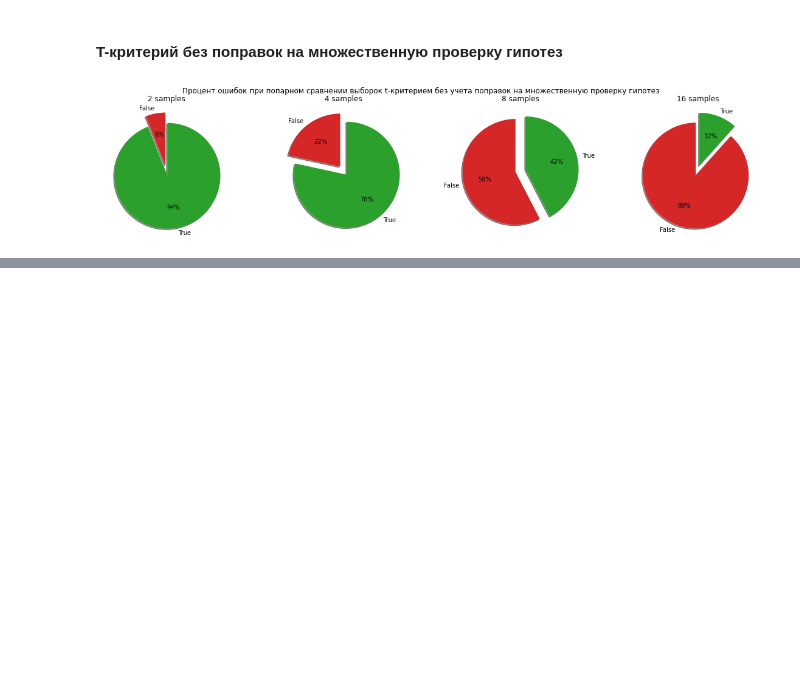
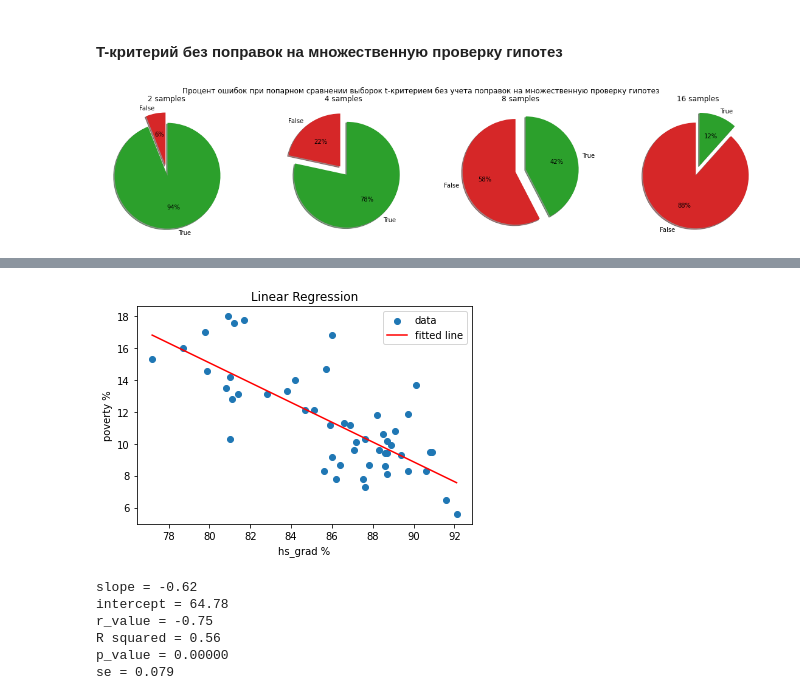
Before and after one commit to AndrewSalygin/data_analysis_practice, a Jupyter notebook: Data analysis practice.ipynb, the cells around one changed output, grey strips where cells are left out. Saved outputs shown, nothing was run; the diff lists cells and outputs as text; code cells hidden in the pictures; blank space fills up the shorter version.

Commit message:
Added linear regression

```diff
--- a/Data analysis practice.ipynb
+++ b/Data analysis practice.ipynb
@@ -551,0 +602,35 @@ cor3: -0.57
+# %%
+# Строим модель
+from scipy.stats import linregress
+
+slope, intercept, r_value, p_value, se = linregress(df['hs_grad'], df['poverty'])
+
+x = np.linspace(df['hs_grad'].min(), df['hs_grad'].max(), num = 51)
+
+reg = lambda x: intercept + slope * x
+fig, ax = plt.subplots(1, 1)
+ax.set_xlabel('hs_grad %')
+ax.set_ylabel('poverty %')
+plt.scatter(data = df, x = 'hs_grad', y = 'poverty', label = 'data')
+plt.title('Linear Regression')
+plt.plot(x, reg(x), color = 'r', label = 'fitted line')
+plt.legend()
+plt.show()
+# %% [output]
+[figure, added]
+# %%
+print(f'''
+slope = {slope:.2f}
+intercept = {intercept:.2f}
+r_value = {r_value:.2f}
+R squared = {(r_value ** 2):.2f}
+p_value = {p_value:.5f}
+se = {se:.3f}
+''')
+# %% [output]
+slope = -0.62
+intercept = 64.78
+r_value = -0.75
+R squared = 0.56
+p_value = 0.00000
+se = 0.079
```
Also changed, not shown: parts of 15 cells of this notebook, 2 other files.
